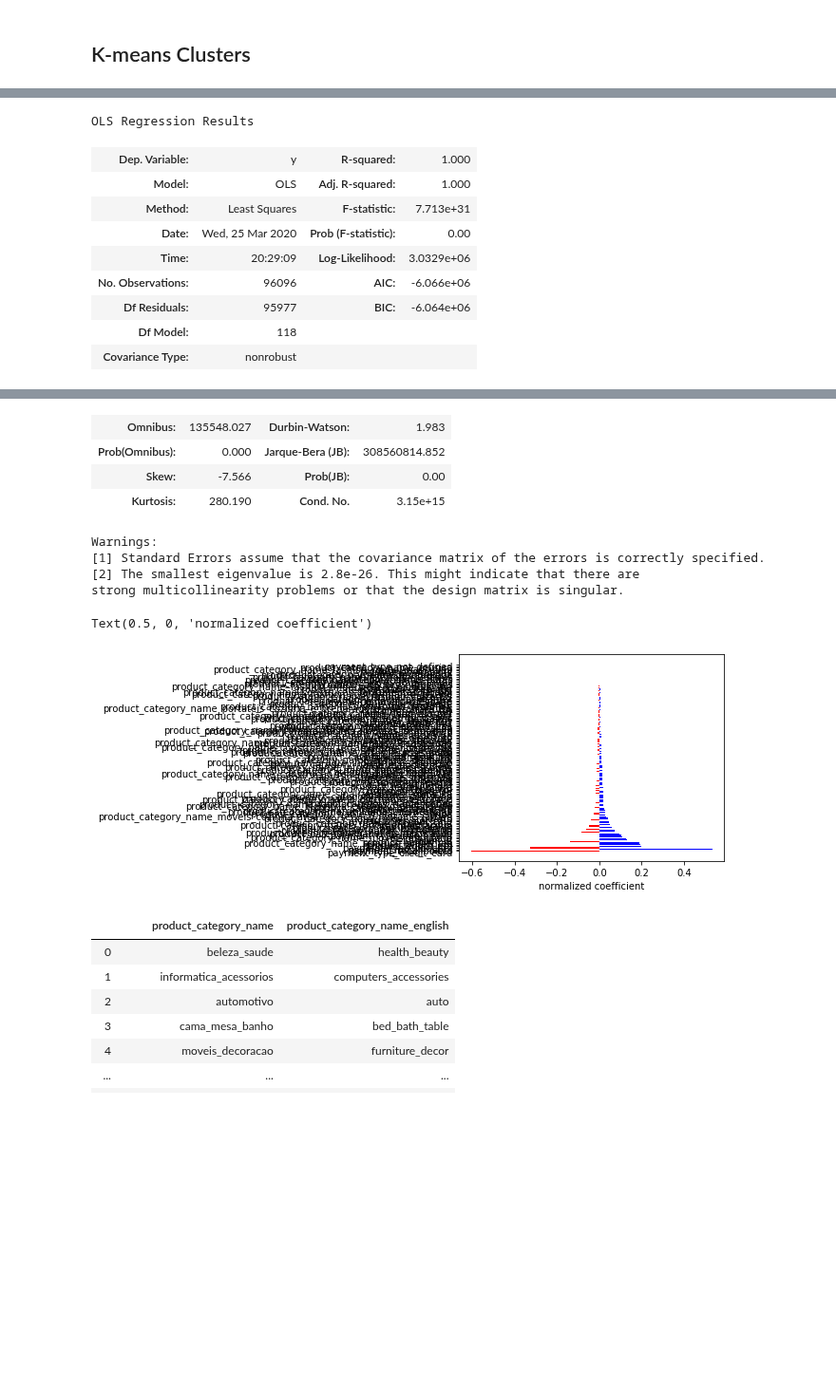
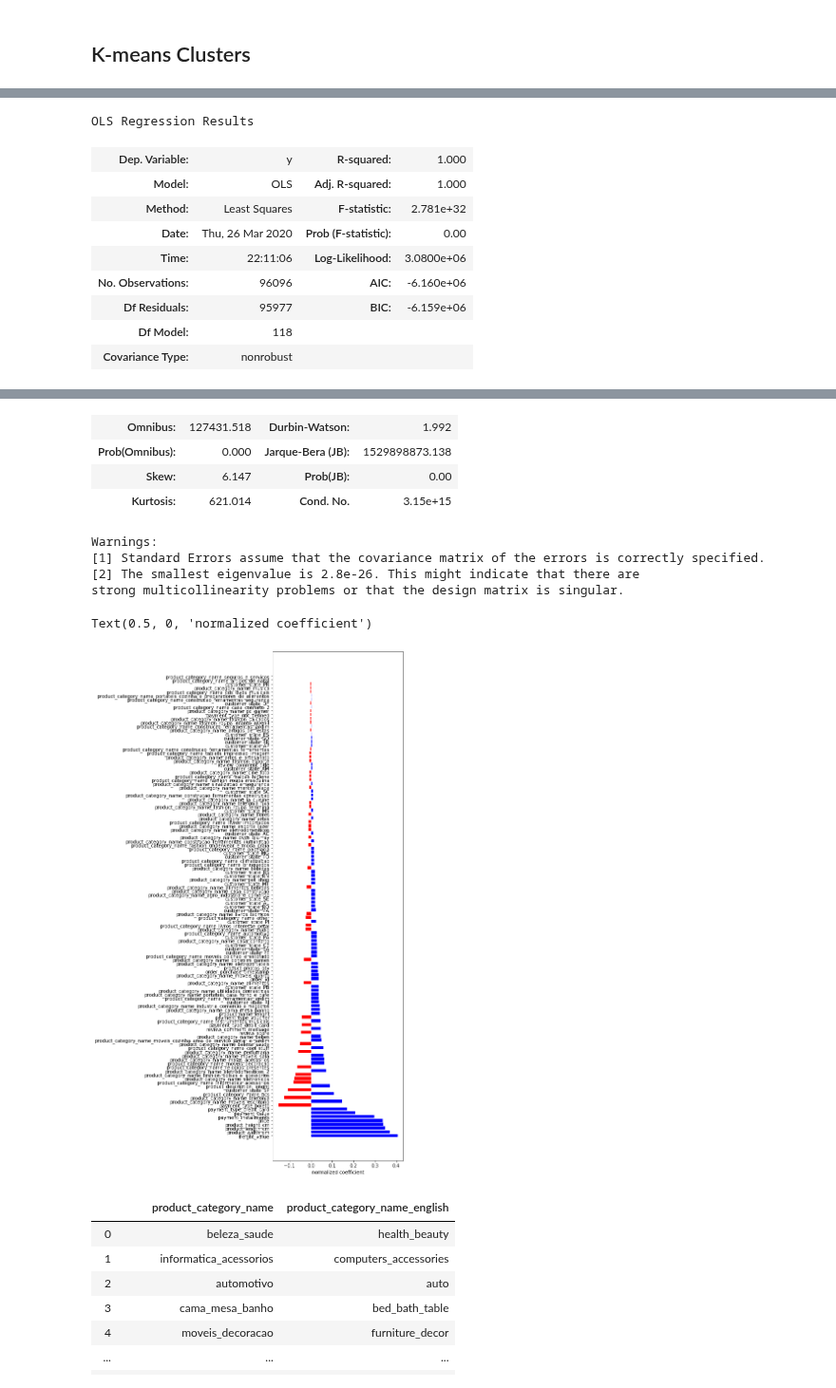
Before and after one commit to alireza-alizadegan/e-commerce-Sales, a Jupyter notebook: Brazil/Customer Segmentation.ipynb, the cells around one changed output, grey strips where cells are left out. Shown at 95% size. Cells and saved outputs as stored; diff of their text form; code cells hidden in the pictures; blank space fills up the shorter version.

```diff
--- a/Brazil/Customer Segmentation.ipynb
+++ b/Brazil/Customer Segmentation.ipynb
@@ -747,7 +859,7 @@ corr_df
 120 rows × 4 columns
 # %%
 X=df
-y=X_pca[:,1]
+y=X_pca[:,0]
 
 # scale data with standard scaler
 from sklearn.preprocessing import StandardScaler
@@ -774,18 +886,18 @@ coefs_by_mag = coefs_by_mag[coefs_by_mag['P>|t|'] <= 0.05]
 bar_names = coefs_by_mag['']
 bar_heights = coefs_by_mag['coef']
 bar_colors = np.where(bar_heights>0, 'blue', 'red')
-plt.figure(figsize=(5.0, 4.0))
+plt.figure(figsize=(5.0, 20))
 plt.barh(bar_names, bar_heights, color=bar_colors)
 plt.xlabel('normalized coefficient')
 # %% [output]
 OLS Regression Results
 | Dep. Variable: | y | R-squared: | 1.000 |
 | Model: | OLS | Adj. R-squared: | 1.000 |
-| Method: | Least Squares | F-statistic: | 7.713e+31 |
-| Date: | Wed, 25 Mar 2020 | Prob (F-statistic): | 0.00 |
-| Time: | 20:29:09 | Log-Likelihood: | 3.0329e+06 |
-| No. Observations: | 96096 | AIC: | -6.066e+06 |
-| Df Residuals: | 95977 | BIC: | -6.064e+06 |
+| Method: | Least Squares | F-statistic: | 2.781e+32 |
+| Date: | Thu, 26 Mar 2020 | Prob (F-statistic): | 0.00 |
+| Time: | 22:11:06 | Log-Likelihood: | 3.0800e+06 |
+| No. Observations: | 96096 | AIC: | -6.160e+06 |
+| Df Residuals: | 95977 | BIC: | -6.159e+06 |
 | Df Model: | 118 |  |  |
 | Covariance Type: | nonrobust |  |  |
 |  | coef | std err | t | P>|t| | [0.025 | 0.975] |
@@ -807,13 +919,13 @@ OLS Regression Results
-| Omnibus: | 135548.027 | Durbin-Watson: | 1.983 |
-| Prob(Omnibus): | 0.000 | Jarque-Bera (JB): | 308560814.852 |
-| Skew: | -7.566 | Prob(JB): | 0.00 |
-| Kurtosis: | 280.190 | Cond. No. | 3.15e+15 |
+| Omnibus: | 127431.518 | Durbin-Watson: | 1.992 |
+| Prob(Omnibus): | 0.000 | Jarque-Bera (JB): | 1529898873.138 |
+| Skew: | 6.147 | Prob(JB): | 0.00 |
+| Kurtosis: | 621.014 | Cond. No. | 3.15e+15 |
 Warnings:
 [1] Standard Errors assume that the covariance matrix of the errors is correctly specified.
 [2] The smallest eigenvalue is 2.8e-26. This might indicate that there are
 strong multicollinearity problems or that the design matrix is singular.
 Text(0.5, 0, 'normalized coefficient')
-[figure, old version]
+[figure, new version]
 # %%
 translation_df
 # %% [output]
```
Also changed, not shown: parts of 49 cells of this notebook, 1 other file.
